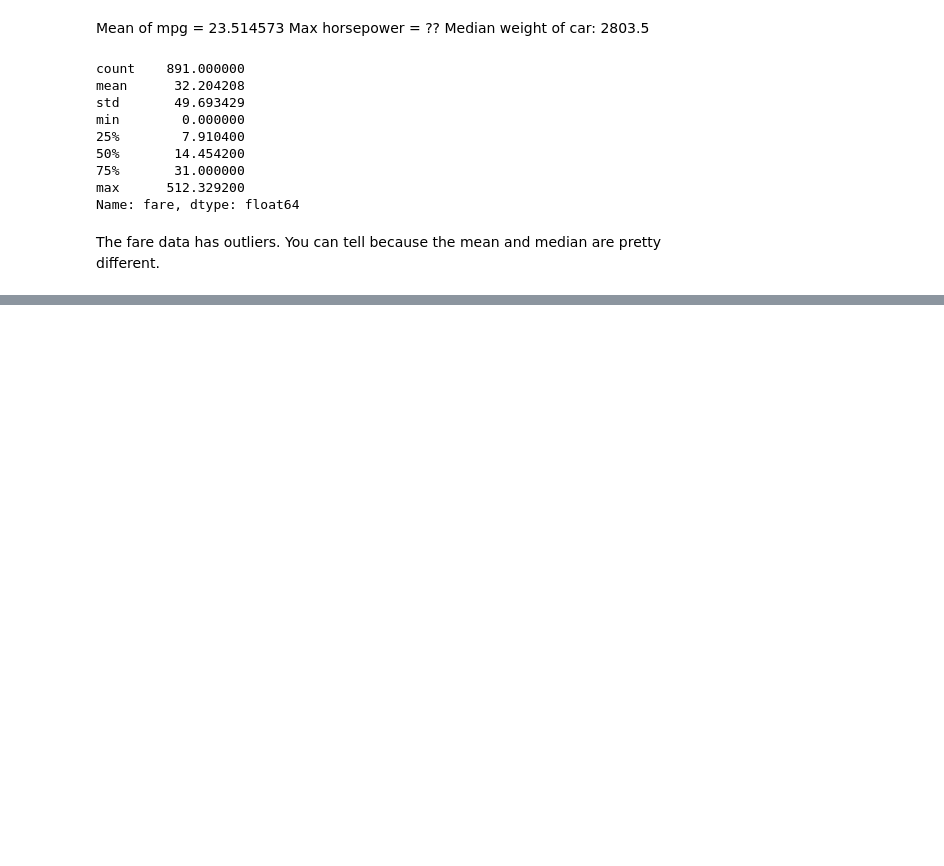
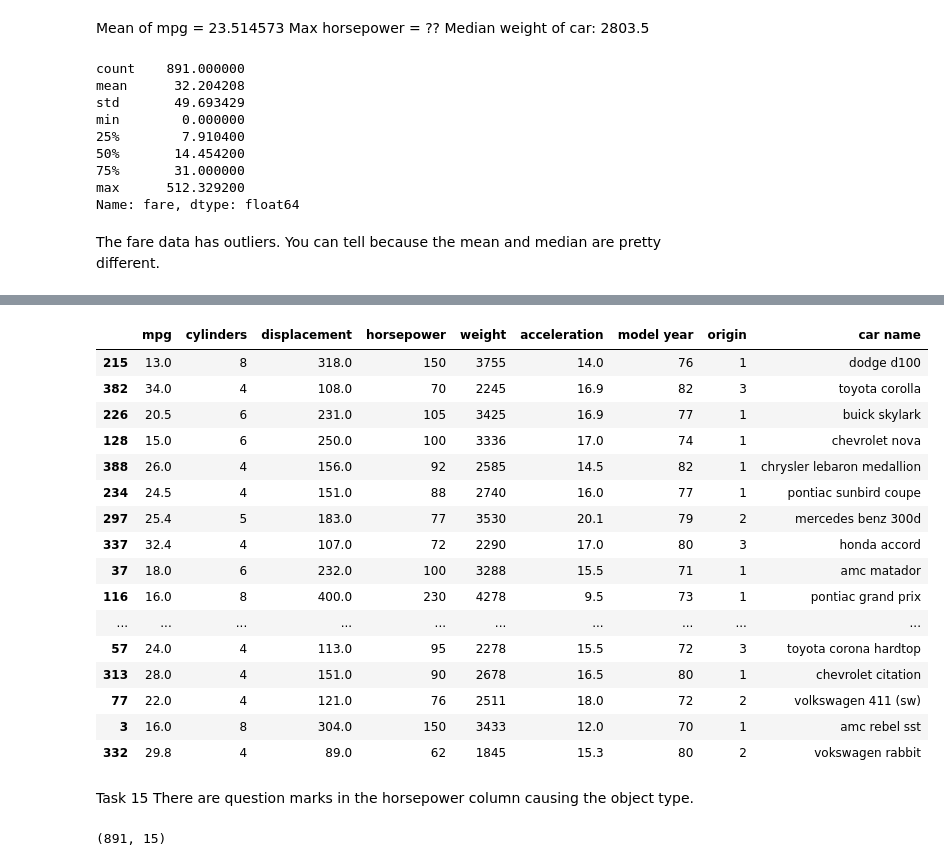
Before and after one commit to S-Shockley/pandas_assignment, a Jupyter notebook: pandas_assign.ipynb, the cells around one changed output, grey strips where cells are left out. Cells and saved outputs as stored; diff of their text form; code cells hidden in the pictures; blank space fills up the shorter version.

```diff
--- a/pandas_assign.ipynb
+++ b/pandas_assign.ipynb
@@ -166,0 +289,30 @@ data = {
+# %%
+#Task 15
+cars_df.sample(20)
+# %% [output]
+|  | mpg | cylinders | displacement | horsepower | weight | acceleration | model year | origin | car name |
+| 215 | 13.0 | 8 | 318.0 | 150 | 3755 | 14.0 | 76 | 1 | dodge d100 |
+| 382 | 34.0 | 4 | 108.0 | 70 | 2245 | 16.9 | 82 | 3 | toyota corolla |
+| 226 | 20.5 | 6 | 231.0 | 105 | 3425 | 16.9 | 77 | 1 | buick skylark |
+| 128 | 15.0 | 6 | 250.0 | 100 | 3336 | 17.0 | 74 | 1 | chevrolet nova |
+| 388 | 26.0 | 4 | 156.0 | 92 | 2585 | 14.5 | 82 | 1 | chrysler lebaron medallion |
+| 234 | 24.5 | 4 | 151.0 | 88 | 2740 | 16.0 | 77 | 1 | pontiac sunbird coupe |
+| 297 | 25.4 | 5 | 183.0 | 77 | 3530 | 20.1 | 79 | 2 | mercedes benz 300d |
+| 337 | 32.4 | 4 | 107.0 | 72 | 2290 | 17.0 | 80 | 3 | honda accord |
+| 37 | 18.0 | 6 | 232.0 | 100 | 3288 | 15.5 | 71 | 1 | amc matador |
+| 116 | 16.0 | 8 | 400.0 | 230 | 4278 | 9.5 | 73 | 1 | pontiac grand prix |
+| ... | ... | ... | ... | ... | ... | ... | ... | ... | ... |
+| 57 | 24.0 | 4 | 113.0 | 95 | 2278 | 15.5 | 72 | 3 | toyota corona hardtop |
+| 313 | 28.0 | 4 | 151.0 | 90 | 2678 | 16.5 | 80 | 1 | chevrolet citation |
+| 77 | 22.0 | 4 | 121.0 | 76 | 2511 | 18.0 | 72 | 2 | volkswagen 411 (sw) |
+| 3 | 16.0 | 8 | 304.0 | 150 | 3433 | 12.0 | 70 | 1 | amc rebel sst |
+| 332 | 29.8 | 4 | 89.0 | 62 | 1845 | 15.3 | 80 | 2 | vokswagen rabbit |
+# %% [markdown]
+Task 15
+There are question marks in the horsepower column causing the object type.
+# %%
+#Task 16
+titanic_df = pd.read_csv("titanic_survival.csv")
+titanic_df.shape
+# %% [output]
+(891, 15)
```
Also changed, not shown: parts of 18 cells of this notebook.
